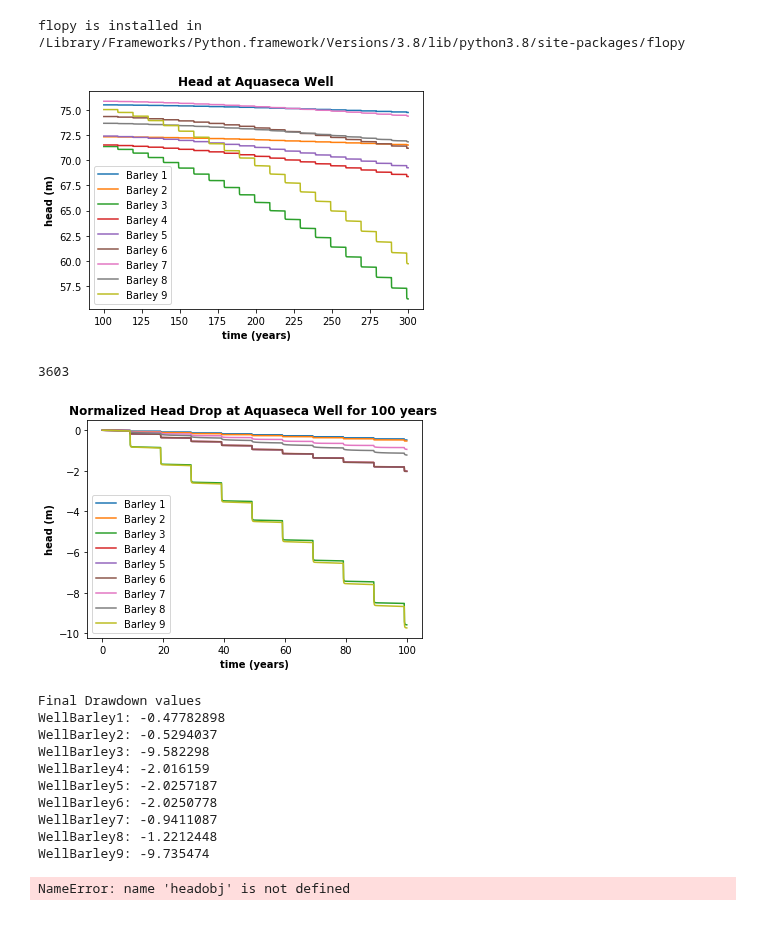
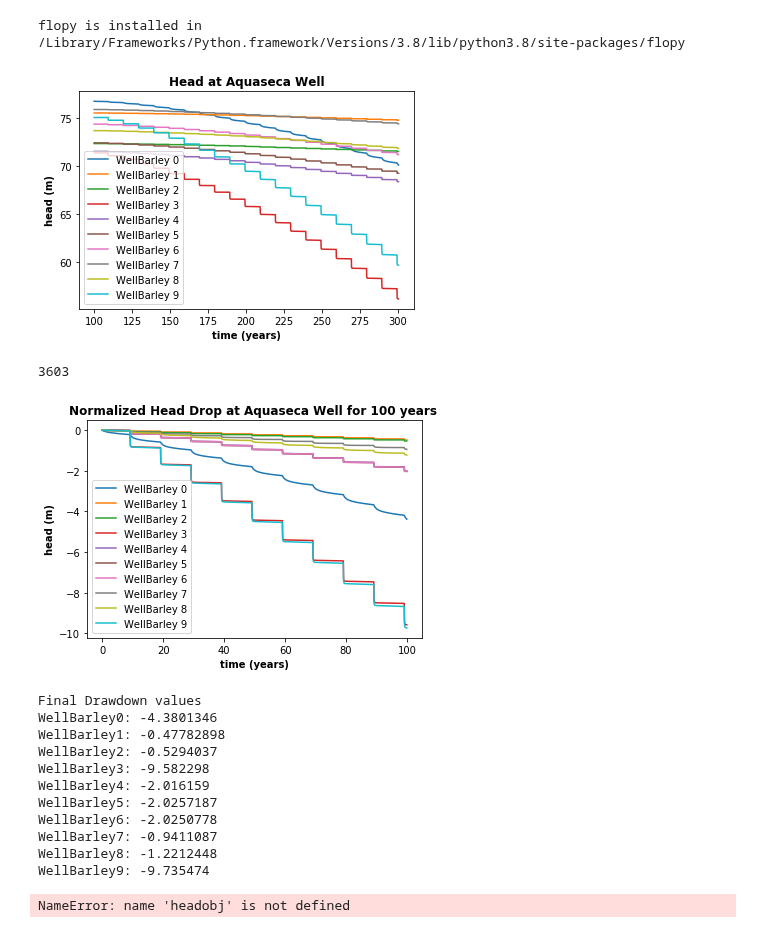
Before and after one commit to groundwater-modeling-Spring2020/Aguaseca_Project, a Jupyter notebook: Advocacy/plotting_advocacy-Rachel-bw.ipynb, the cells around one changed output. Cells and saved outputs as stored; diff of their text form; code cells hidden in the pictures.

Commit message:
Plotting

```diff
--- a/Advocacy/plotting_advocacy-Rachel-bw.ipynb
+++ b/Advocacy/plotting_advocacy-Rachel-bw.ipynb
@@ -196,15 +196,15 @@ plt.subplot(1, 1, 1)
 plt.title("Head at Aquaseca Well",fontweight='bold')
 plt.xlabel('time (years)',fontweight='bold')
 plt.ylabel('head (m)',fontweight='bold')
-for j in range(1,10):
+for j in range(0,10):
 #     label = 'Ensemble ' + str(j)
 #     plt.plot(head_ts_[j][1200:, 0]/360, head_ts[j][1200:, 1], label=label) #plot the time series with points at each record
-    label = 'Barley ' + str(j)
+    label = 'WellBarley ' + str(j)
     plt.plot(head_ts_bw[j][1200:, 0]/360, head_ts_bw[j][1200:, 1], label=label)
 #     label = 'Well ' + str(j)
 #     plt.plot(head_ts_w[j][1200:, 0]/360, head_ts_w[j][1200:, 1], label=label)
 plt.legend()
-#plt.savefig("Head_Aqua5.png",dpi=600)
+plt.savefig("Headbw.png",dpi=600)
 plt.show()
 print(len(head_ts_bw[1]))
 
@@ -219,7 +219,7 @@ print(len(head_ts_bw[1]))
 #Normalize the Barley
 # normalized_head_b = np.tile({},len(ensembles[2:9]))
 normalized_head_bw = np.tile({},10)
-for k in range(1,10):
+for k in range(0,10):
     normalized_head_bw[k] = []
     for i in range(2401, 3601):
         normalized_head_bw[k].append(head_ts_bw[k][i,1] - head_ts_bw[k][2400,1])
@@ -227,41 +227,42 @@ for k in range(1,10):
 # #Normalize the well scenario
 # normalized_head_w = np.tile({},len(ensembles))
 # for k in range(len(ensembles)):
 #     normalized_head_w[k] = []
 #     for i in range(2401, 3601):
 #         normalized_head_w[k].append(head_ts_w[k][i,1] - head_ts_w[k][2400,1])
 
 plt.subplot(1, 1, 1)
 plt.title("Normalized Head Drop at Aquaseca Well for 100 years ",fontweight='bold')
 plt.xlabel('time (years)',fontweight='bold')
 plt.ylabel('head (m)',fontweight='bold')
 # for j in range(len(ensembles[2:9])):
-for j in range(1,10):
+for j in range(0,10):
     label = 'Ensemble ' + str(j)
     ts = np.arange(0, 100, 1/12)
 #     plt.plot(ts,normalized_head[j], label=label)
-    label = 'Barley ' + str(j)
+    label = 'WellBarley ' + str(j)
     plt.plot(ts,normalized_head_bw[j], label=label)
 #     label = 'Well ' + str(j)
 #     plt.plot(ts,normalized_head_w[j], label=label)
 plt.legend()
-#plt.savefig("Head_Aqua5.png",dpi=600)
+plt.savefig("Headbw_norm.png",dpi=600)
 plt.show()
 
 #print(len(normalized_head[1]))
 print('Final Drawdown values')
-for j in range(1,10):
+for j in range(0,10):
 #     label = 'Ensemble ' + str(j) +': '
 #     print(label + str(normalized_head[j][1199]))
     label = 'WellBarley' + str(j) +': '
     print(label + str(normalized_head_bw[j][1199]))
 #     label = 'Well' + str(j) +': '
 #     print(label + str(normalized_head_w[j][1199]))
 # %% [output]
-[figure, old version]
+[figure, new version]
 3603
-[figure, old version]
+[figure, new version]
 Final Drawdown values
+WellBarley0: -4.3801346
 WellBarley1: -0.47782898
 WellBarley2: -0.5294037
 WellBarley3: -9.582298
```
Also changed, not shown: 8 other files.
